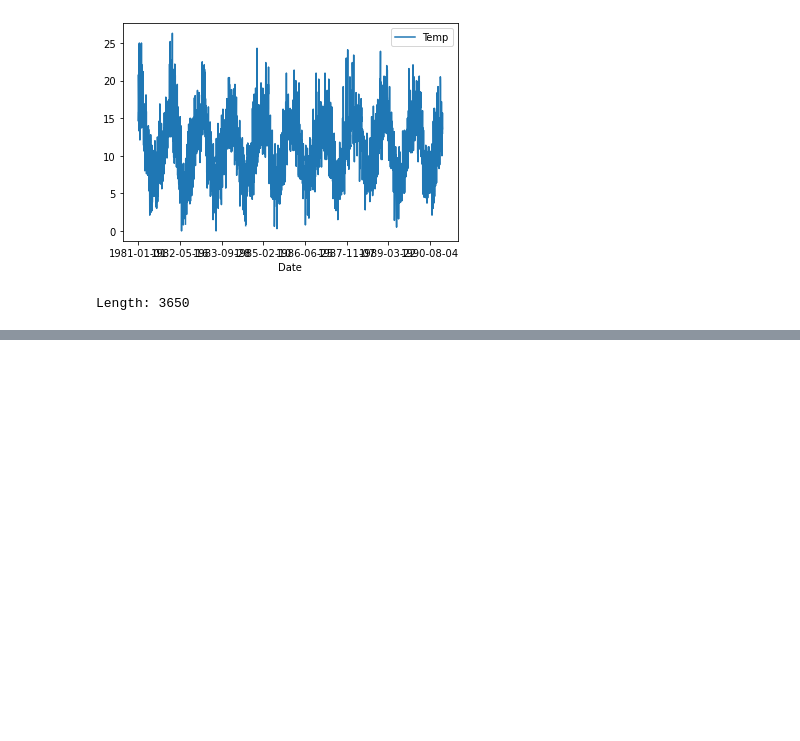
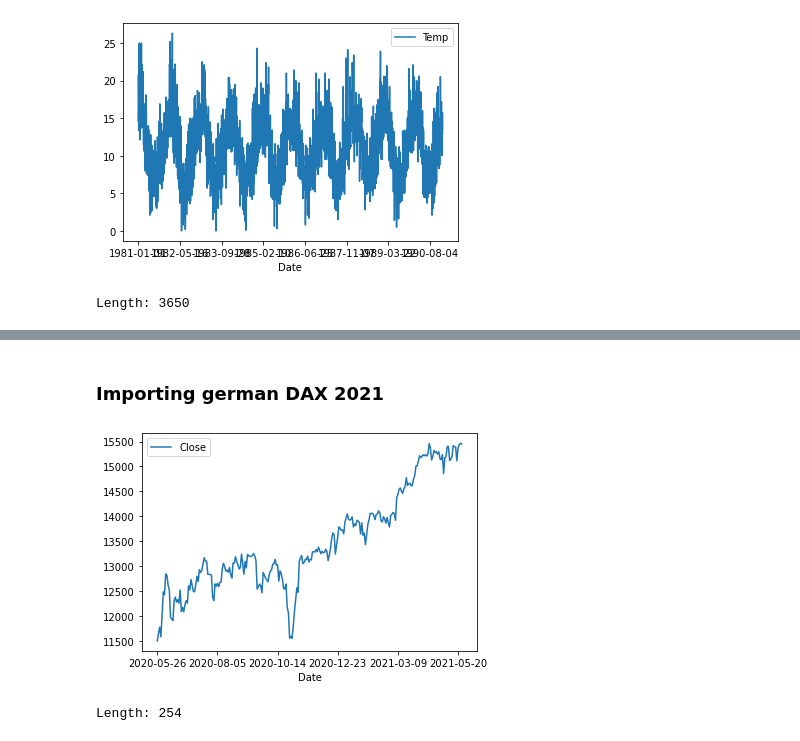
Before and after one commit to dapetri/Revisiting-STS-Clustering-Meaninglessness, a Jupyter notebook: py/meaningfulness.ipynb, the cells around one changed output, grey strips where cells are left out. Drawn from its saved outputs; the diff is of its cells as text; code cells hidden in the pictures; blank space fills up the shorter version.

```diff
--- a/py/meaningfulness.ipynb
+++ b/py/meaningfulness.ipynb
@@ -231,0 +243,11 @@ Length: 3650
+# %% [markdown]
+### Importing german DAX 2021
+# %%
+dax = pd.read_csv('../data/dax.csv', usecols=[0,4])
+dax.plot(x='Date', y='Close')
+plt.show()
+np_dax = dax.to_numpy()
+print('Length: '+str(np_dax.shape[0]))
+# %% [output]
+[figure, added]
+Length: 254
```
Also changed, not shown: parts of 9 cells of this notebook, 5 other files.
